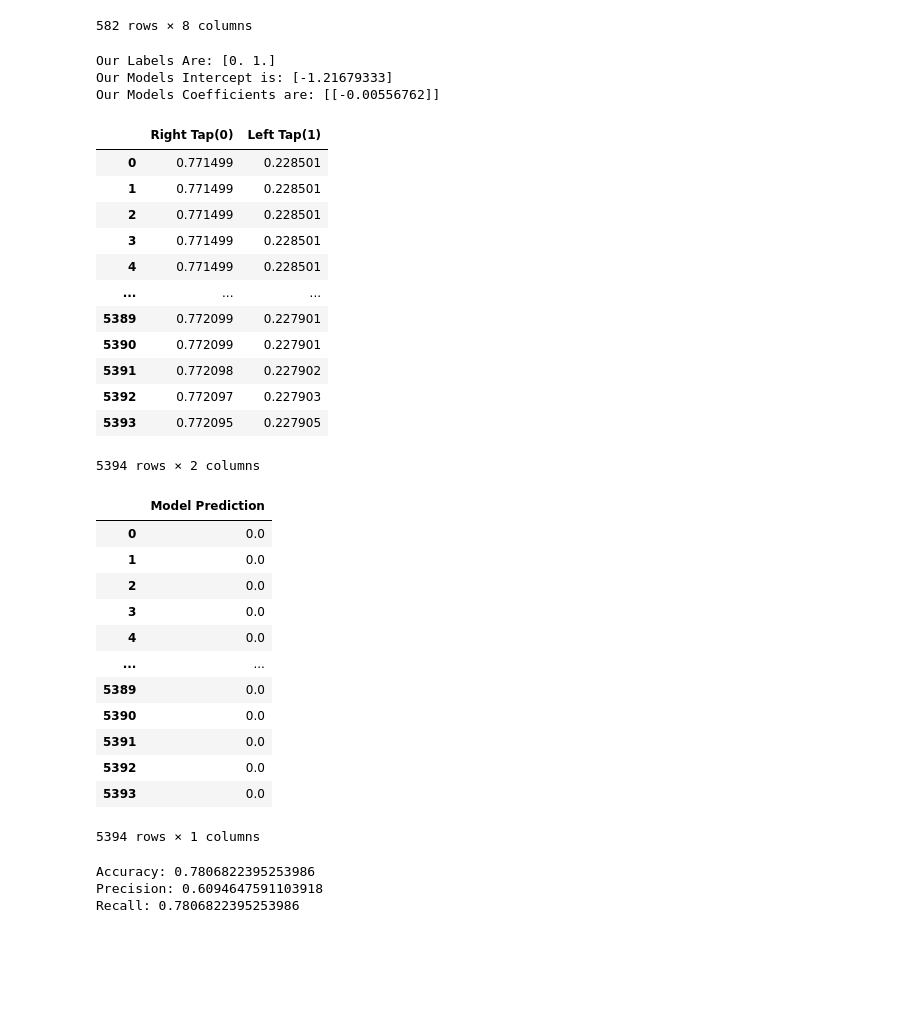
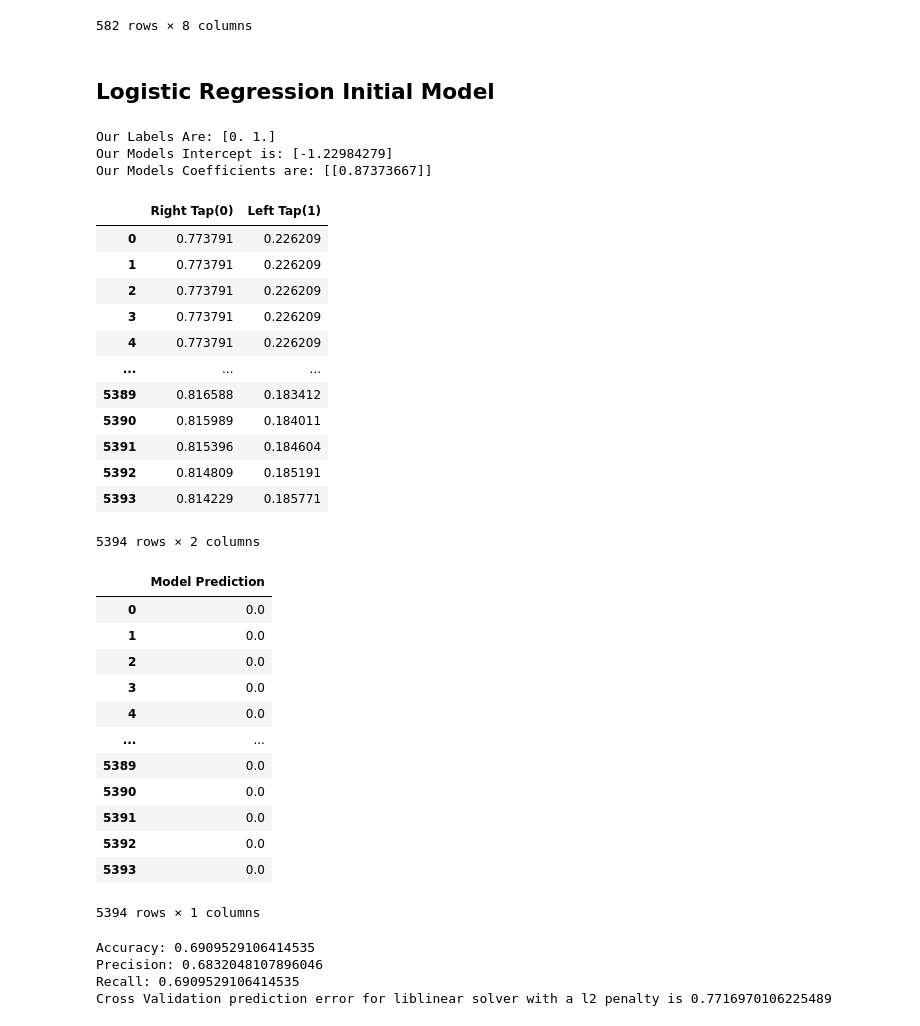
Before and after one commit to 18alia/175-Project, a Jupyter notebook: Project Setup.ipynb, the cells around one changed output. Drawn from its saved outputs; the diff is of its cells as text; code cells hidden in the pictures; blank space fills up the shorter version.

```diff
--- a/Project Setup.ipynb
+++ b/Project Setup.ipynb
@@ -354,44 +361,50 @@ for i in range(len(avg)): #0 to 5394
+# %% [markdown]
+## Logistic Regression Initial Model
 # %%
-#Logistic Regression Model 1 (left channel data)
+#Logistic Regression Model 1 (right channel data)
 
 #Set Inputs
 x1=p1_lf.reshape(-1,1) #left channel
 x2=p1_rf.reshape(-1,1) #right channel
 
 #Make the Model
-model_r = LogisticRegression(solver='liblinear', random_state=0)
+model_r = LogisticRegression(solver='liblinear',random_state=0)
 
 #Fit the Model
-model_r.fit(x1,blocks) #Blocks is y_train
+model_r.fit(x2,blocks) #Blocks is y_train
 
 #Model Attributes
 print("Our Labels Are:",model_r.classes_)
 print("Our Models Intercept is:", model_r.intercept_)
 print("Our Models Coefficients are:",model_r.coef_)
 
 #Evaluate Model's Performance on Test Dataset
-display(pd.DataFrame(model_r.predict_proba(p_test_l.reshape(-1,1)),columns=['Right Tap(0) ','Left Tap(1)']))
-display(pd.DataFrame(model_r.predict(p_test_l.reshape(-1,1)),columns=['Model Prediction']))
-y_pred=model_r.predict(p_test_l.reshape(-1,1)) #Predict tapping for test dataset
-print("Accuracy:",accuracy_score(y_test, y_pred))
+display(pd.DataFrame(model_r.predict_proba(p_test_r.reshape(-1,1)),columns=['Right Tap(0) ','Left Tap(1)']))
+display(pd.DataFrame(model_r.predict(p_test_r.reshape(-1,1)),columns=['Model Prediction']))
+y_pred=model_r.predict(p_test_r.reshape(-1,1)) #Predict tapping for test dataset
+print("Accuracy:",accuracy_score(y_test, y_pred)) #Accuracy on Completely New Dataset
 print("Precision:",precision_score(y_test, y_pred,average='weighted'))
 print("Recall:",recall_score(y_test, y_pred,average='weighted'))
+
+#Cross Validation Score for l1 Penalty
+scores = cross_val_score(model_r,x2,blocks,cv=20)
+print("Cross Validation prediction error for liblinear solver with a l2 penalty is",scores.mean())
 # %% [output]
 Our Labels Are: [0. 1.]
-Our Models Intercept is: [-1.21679333]
-Our Models Coefficients are: [[-0.00556762]]
+Our Models Intercept is: [-1.22984279]
+Our Models Coefficients are: [[0.87373667]]
 |  | Right Tap(0) | Left Tap(1) |
-| 0 | 0.771499 | 0.228501 |
-| 1 | 0.771499 | 0.228501 |
-| 2 | 0.771499 | 0.228501 |
-| 3 | 0.771499 | 0.228501 |
-| 4 | 0.771499 | 0.228501 |
+| 0 | 0.773791 | 0.226209 |
+| 1 | 0.773791 | 0.226209 |
+| 2 | 0.773791 | 0.226209 |
+| 3 | 0.773791 | 0.226209 |
+| 4 | 0.773791 | 0.226209 |
 | ... | ... | ... |
-| 5389 | 0.772099 | 0.227901 |
-| 5390 | 0.772099 | 0.227901 |
-| 5391 | 0.772098 | 0.227902 |
-| 5392 | 0.772097 | 0.227903 |
-| 5393 | 0.772095 | 0.227905 |
+| 5389 | 0.816588 | 0.183412 |
+| 5390 | 0.815989 | 0.184011 |
+| 5391 | 0.815396 | 0.184604 |
+| 5392 | 0.814809 | 0.185191 |
+| 5393 | 0.814229 | 0.185771 |
 5394 rows × 2 columns
 |  | Model Prediction |
 | 0 | 0.0 |
@@ -406,7 +419,8 @@ Our Models Coefficients are: [[-0.00556762]]
 | 5392 | 0.0 |
 | 5393 | 0.0 |
 5394 rows × 1 columns
-Accuracy: 0.7806822395253986
-Precision: 0.6094647591103918
-Recall: 0.7806822395253986
+Accuracy: 0.6909529106414535
+Precision: 0.6832048107896046
+Recall: 0.6909529106414535
+Cross Validation prediction error for liblinear solver with a l2 penalty is 0.7716970106225489
 # %%
```
Also changed, not shown: parts of 19 cells of this notebook.
